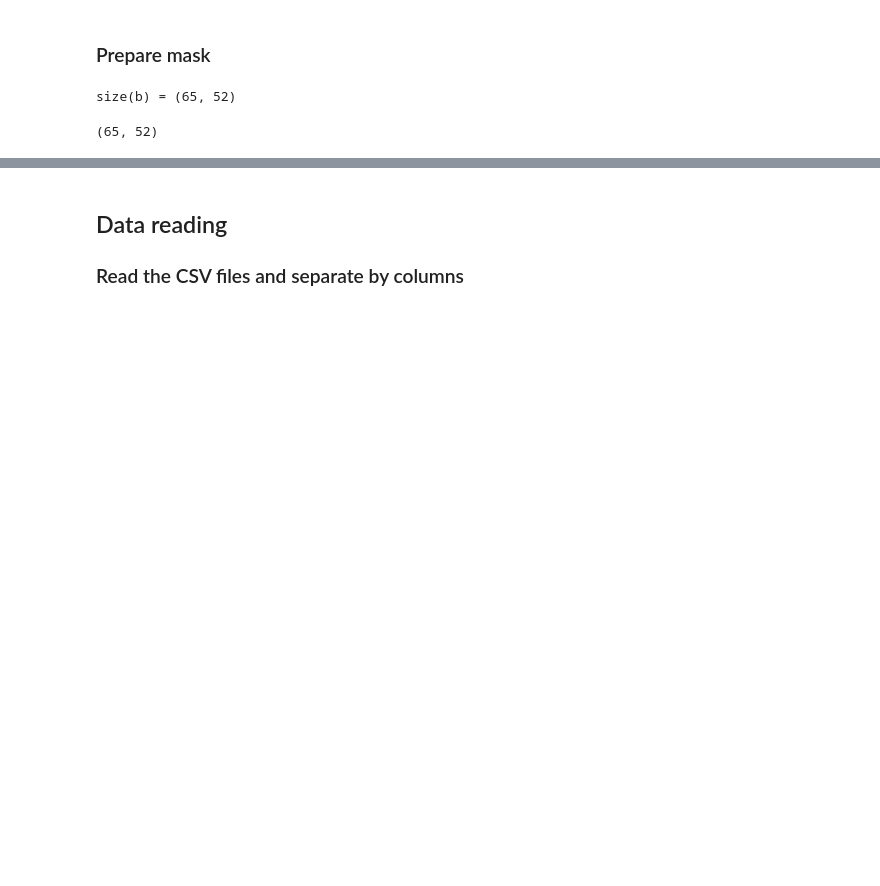
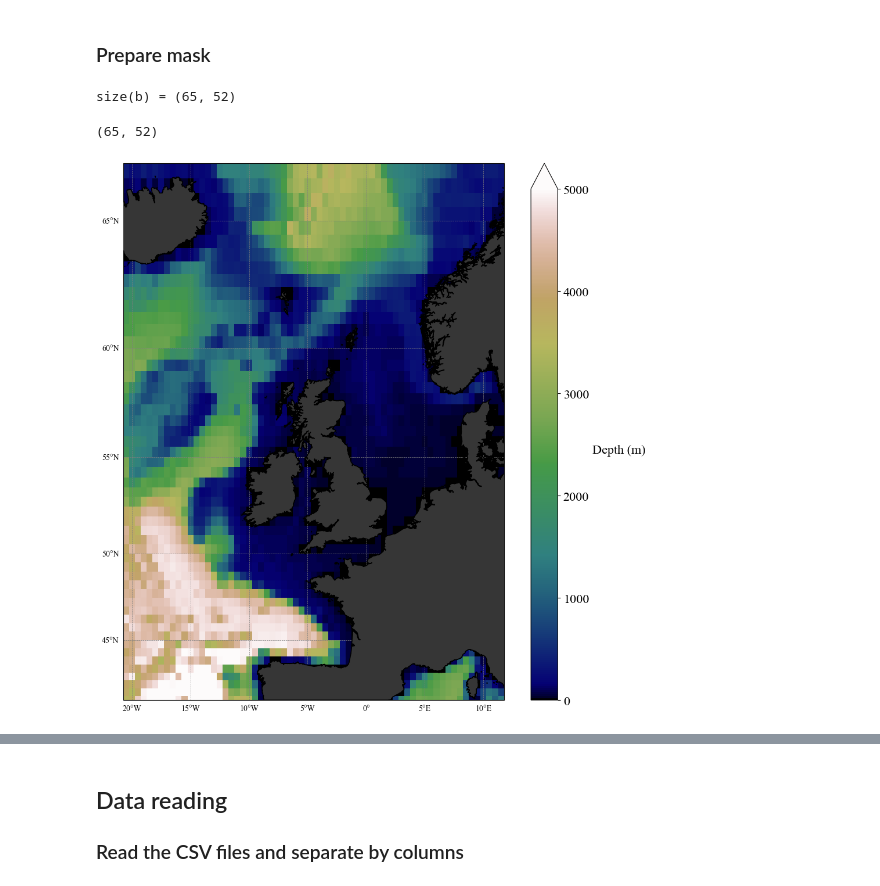
Before and after one commit to EMODnet/EMODnet-Biology-Interpolation-Calanus, a Jupyter notebook: analysis/data_plots_Calanus.ipynb, the cells around one changed output, grey strips where cells are left out. Drawn from its saved outputs; the diff is of its cells as text; code cells hidden in the pictures; blank space fills up the shorter version.

Commit message:
improve plots

```diff
--- a/analysis/data_plots_Calanus.ipynb
+++ b/analysis/data_plots_Calanus.ipynb
@@ -22,3 +22,5 @@ cartopyticker = PyCall.pyimport("cartopy.mpl.ticker")
 lon_formatter = cartopyticker.LongitudeFormatter()
 lat_formatter = cartopyticker.LatitudeFormatter()
 cmocean = PyCall.pyimport("cmocean")
+
+plt.rc("font", family="Times New Roman", size=16)
@@ -29,10 +28,11 @@ LoadError: ArgumentError: Package CSV not found in current path.
 ## 1. Setting
 ### 1.1 Colors, domain, projection
 # %%
+makeplot = true
 mycolor = "#6667AB"
 mycolor2 = "#456A30" # Green treetop
 dom = [-20.5, 11.75, 41.25, 67.]
 mainproj = ccrs.Mercator(central_longitude=0.5*(dom[1] + dom[2]),
     min_latitude=dom[3], max_latitude=dom[4])
-mainproj = ccrs.ep
-datacrs = ccrs.PlateCarree();
+datacrs = ccrs.PlateCarree()
+datacrs
@@ -81,24 +98,27 @@ size(b) = (65, 52)
 # %%
 if makeplot
     fig = plt.figure(figsize=(12, 12))
     ax = plt.subplot(111, projection=mainproj)
-    pcm = ax.pcolormesh(bx, by, b', vmin=0., cmap=PyPlot.cm.gist_earth, transform=datacrs);
+    pcm = ax.pcolormesh(bx, by, b', vmin=0., vmax=5000., cmap=PyPlot.cm.gist_earth, transform=datacrs);
     ax.add_feature(coast, facecolor="#363636", edgecolor="k", zorder=5)
 
     gl = ax.gridlines(crs=ccrs.PlateCarree(), draw_labels=true,
                           linewidth=.5, color="gray", alpha=1, linestyle="--")
     gl.top_labels = false
     gl.right_labels = false
     gl.xformatter = lon_formatter
     gl.yformatter = lat_formatter
     gl.xlabel_style = Dict("size" => 10)
     gl.ylabel_style = Dict("size" => 10)
 
-    cb = plt.colorbar(pcm, orientation="vertical")
+    cb = plt.colorbar(pcm, orientation="vertical", extend="max")
     cb.set_label("Depth (m)", rotation=0, ha="left")
     plt.savefig(joinpath(figdir, "domain_bathy_050"), dpi=300, bbox_inches="tight")
-    plt.close()
+    plt.show()
+    # plt.close()
 end
+# %% [output]
+[figure, added]
 # %%
 _, _, mask = DIVAnd.load_mask(bathfile, true, longrid, latgrid, 0.0);
 # Remove Mediterranean Sea
```
Also changed, not shown: parts of 10 cells of this notebook.
